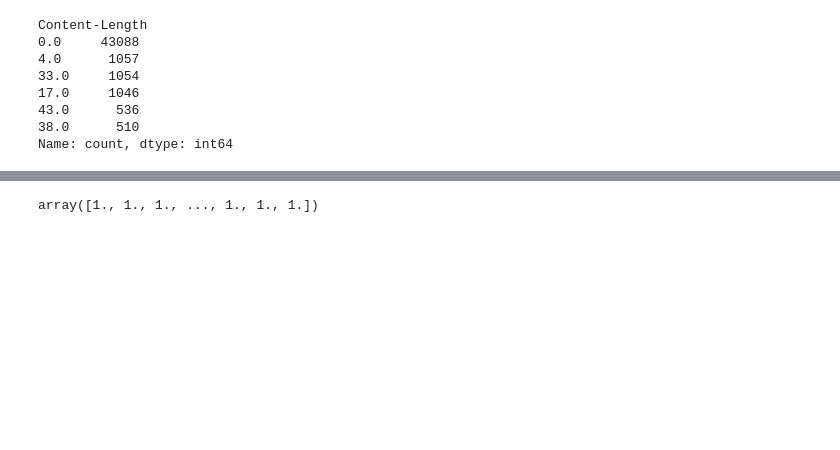
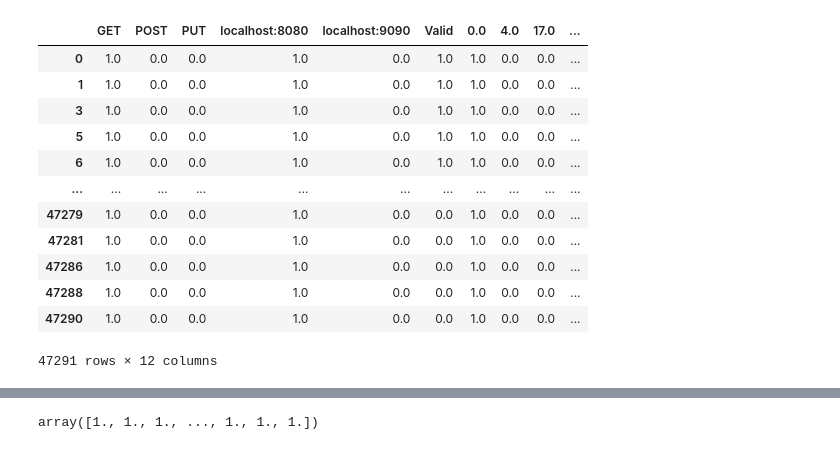
Before and after one commit to thpablo/Notebook_KNN_CSIC_Data, a Jupyter notebook: csic.ipynb, the cells around one changed output, grey strips where cells are left out. Drawn from its saved outputs; the diff is of its cells as text; code cells hidden in the pictures; blank space fills up the shorter version.

```diff
--- a/csic.ipynb
+++ b/csic.ipynb
@@ -24,56 +24,62 @@ data.drop('Cookie', axis = 1, inplace = True)
 # Conversao variaveis categoricas em numericas para
 from sklearn.preprocessing import OneHotEncoder
 
 one_hot_enconder_columns = OneHotEncoder()
 
 # One Hot Enconder
+# Substituicao de valores NaN por 0
+data["Content-Length"].fillna(0, inplace=True)
+
+# Count recebe quantidade de linhas que contem cada valor
+count = data["Content-Length"].value_counts()
+
+# Condicao recebe uma tabela com valores booleanos representando se a linha contem valor maior que N
+condition = count.gt(500)
+
+# Data recebe apenas valores que passaram na condicao acima
+data = data[data["Content-Length"].isin(count.index[condition])]
+
 
 # feature_array recebe matriz com a encodificacao one hot
-columns_to_OHE = ["Method", "Host", "Class"]
+columns_to_OHE = ["Method", "Host", "Class", "Content-Length"]
 feature_array = one_hot_enconder_columns.fit_transform(data[columns_to_OHE]).toarray()
 
 # feature_labels recebe as categorias da matriz criada
 feature_labels = one_hot_enconder_columns.categories_
 
 # Concatena as categorias de todas as colunas
 concatenated_categories = np.concatenate(feature_labels)
 
 # DataFrame com as colunas de categorias + matriz de dados OHE
 df_OHE = pd.DataFrame(feature_array, columns=concatenated_categories)
 
 # Concatenacao dos dados com OHE
-data_with_OHE = pd.concat([data, df_OHE], axis = 1)
+data_final = pd.concat([data, df_OHE], axis = 1)
 
 # Colunas com valores string que serao descartados
 string_columns = ["Content-Type", "URI", "POST-Data", "GET-Query"]
 columns_to_drop = columns_to_OHE + string_columns + ["Anomalous"]
 
 # Remocao das colunas com valores categoricos
 for var in columns_to_drop:
-    data_with_OHE.drop(var, axis = 1, inplace = True)
+    data_final.drop(var, axis = 1, inplace = True)
 
-# Substituicao de valores NaN por 0
-data_with_OHE.fillna(0, inplace=True)
+# Remocao de linhas com valores nao numericos (NaN)
+data_final.dropna(axis=0, inplace=True)
 
-# Count recebe quantidade de linhas que contem cada valor
-count = data_with_OHE["Content-Length"].value_counts()
-
-# Condicao recebe uma tabela com valores booleanos representando se a linha contem valor maior que N
-condition = count.gt(500)
-
-# data filtra valores que passaram na condicao
-data_final = data_with_OHE[data_with_OHE["Content-Length"].isin(count.index[condition])]
-data_final["Content-Length"].value_counts()
-
-#for var in data_with_OHE.columns:
- #   display('Coluna analisada: ', var, data_with_OHE[var].unique(), '--------------------')
+display(data_final)
 # %% [output]
+|  | GET | POST | PUT | localhost:8080 | localhost:9090 | Valid | 0.0 | 4.0 | 17.0 | ... |
+| 0 | 1.0 | 0.0 | 0.0 | 1.0 | 0.0 | 1.0 | 1.0 | 0.0 | 0.0 | ... |
+| 1 | 1.0 | 0.0 | 0.0 | 1.0 | 0.0 | 1.0 | 1.0 | 0.0 | 0.0 | ... |
+| 3 | 1.0 | 0.0 | 0.0 | 1.0 | 0.0 | 1.0 | 1.0 | 0.0 | 0.0 | ... |
+| 5 | 1.0 | 0.0 | 0.0 | 1.0 | 0.0 | 1.0 | 1.0 | 0.0 | 0.0 | ... |
+| 6 | 1.0 | 0.0 | 0.0 | 1.0 | 0.0 | 1.0 | 1.0 | 0.0 | 0.0 | ... |
+| ... | ... | ... | ... | ... | ... | ... | ... | ... | ... | ... |
+| 47279 | 1.0 | 0.0 | 0.0 | 1.0 | 0.0 | 0.0 | 1.0 | 0.0 | 0.0 | ... |
+| 47281 | 1.0 | 0.0 | 0.0 | 1.0 | 0.0 | 0.0 | 1.0 | 0.0 | 0.0 | ... |
+| 47286 | 1.0 | 0.0 | 0.0 | 1.0 | 0.0 | 0.0 | 1.0 | 0.0 | 0.0 | ... |
+| 47288 | 1.0 | 0.0 | 0.0 | 1.0 | 0.0 | 0.0 | 1.0 | 0.0 | 0.0 | ... |
+| 47290 | 1.0 | 0.0 | 0.0 | 1.0 | 0.0 | 0.0 | 1.0 | 0.0 | 0.0 | ... |
-Content-Length
-0.0     43088
-4.0      1057
-33.0     1054
-17.0     1046
-43.0      536
-38.0      510
-Name: count, dtype: int64
+47291 rows × 12 columns
 # %%
```
Also changed, not shown: parts of 9 cells of this notebook.
